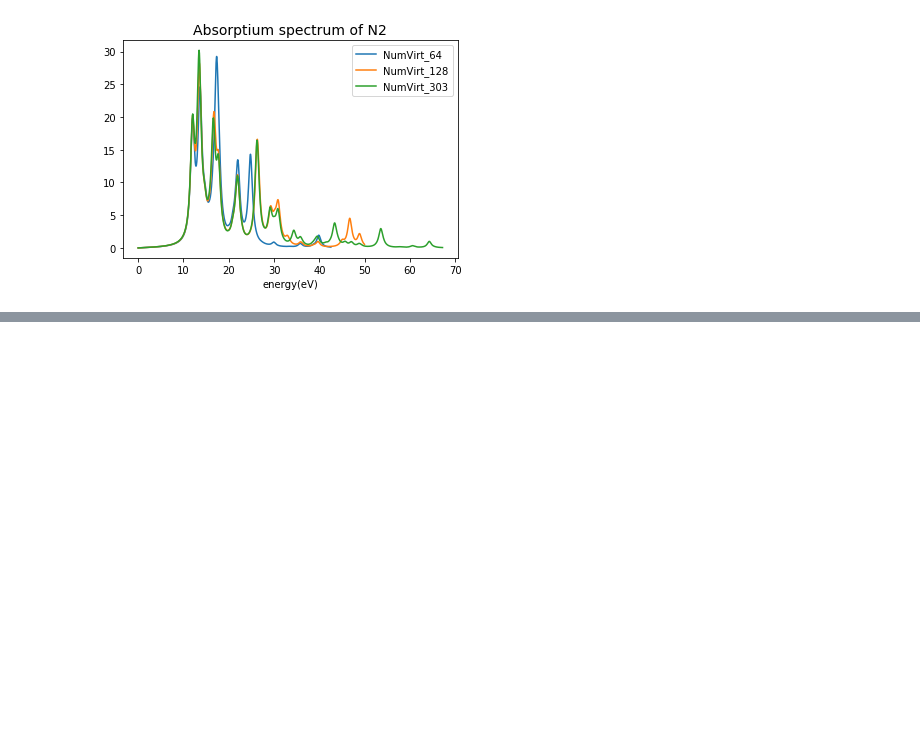
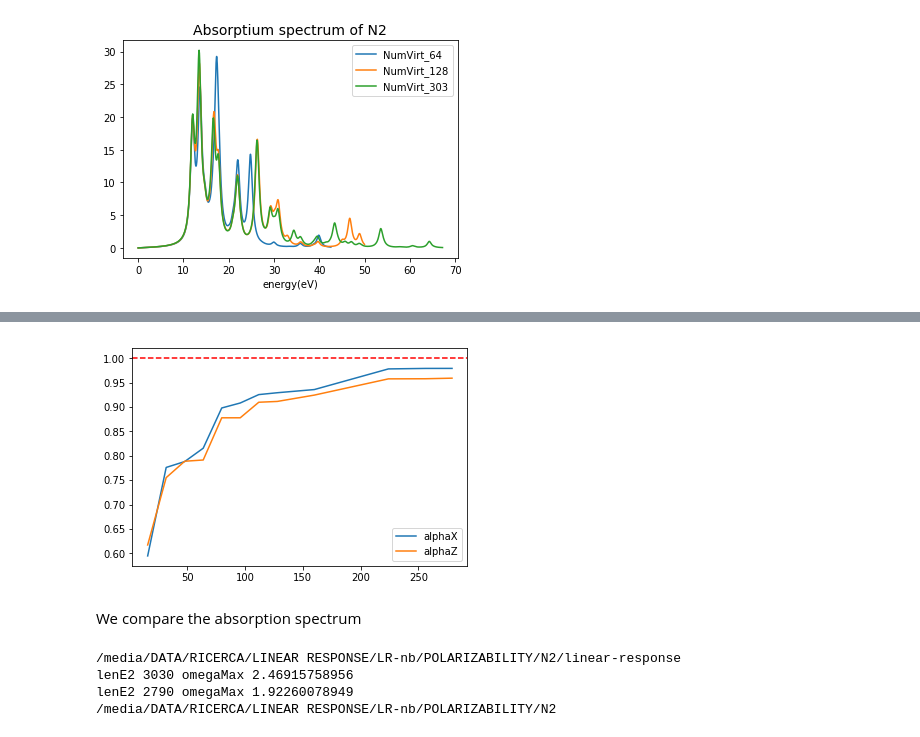
Before and after one commit to luigigenovese/KPM-nb, a Jupyter notebook: POLARIZABILITY/N2/Linear_Response_Dynamical_Polarizability.ipynb, the cells around one changed output, grey strips where cells are left out. Drawn from its saved outputs; the diff is of its cells as text; code cells hidden in the pictures; blank space fills up the shorter version.

```diff
--- a/POLARIZABILITY/N2/Linear_Response_Dynamical_Polarizability.ipynb
+++ b/POLARIZABILITY/N2/Linear_Response_Dynamical_Polarizability.ipynb
@@ -207,0 +224,24 @@ plt.show()
+# %%
+virtMax_rmult9 = 279
+# %%
+alphaX = []
+alphaY = []
+alphaZ = []
+virt = [16, 32, 48, 64, 80, 96, 112, 128, 160, 224, 256, virtMax_rmult9]
+for nind,nval in enumerate(virt):
+    C_ext,dipoles_ext=R.extract_subset([5],[virtMax_rmult9],C,dipoles,[nval])
+    E2,C_E2=np.linalg.eigh(C_ext)
+    sumx = 0.0
+    sumy = 0.0
+    sumz = 0.0
+    for i,e in enumerate(E2):
+        a = np.dot(C_E2.T[i],dipoles_ext)
+        sumx+=2.0*a[0]*a[0]/e
+        sumy+=2.0*a[1]*a[1]/e
+        sumz+=2.0*a[2]*a[2]/e
+    alphaX.append(sumx)
+    alphaY.append(sumy)
+    alphaZ.append(sumz)
+print alphaX
+#print alphaY #to check if it equal to alphaX, ok!
+print alphaZ
@@ -207,0 +252,49 @@ plt.show()
+# %%
+alphaX_ref = 10.87
+alphaZ_ref = 15.736
+# %%
+alphaX_norm = [i/alphaX_ref for i in alphaX]
+alphaZ_norm = [i/alphaZ_ref for i in alphaZ]
+# %%
+%matplotlib inline
+plt.plot(virt,alphaX_norm,label='alphaX')
+plt.axhline(y=1.0, color='r', linestyle='--')
+plt.plot(virt,alphaZ_norm,label='alphaZ')
+plt.legend()
+plt.show()
+# %% [output]
+[figure, added]
+# %% [markdown]
+We compare the absorption spectrum
+# %%
+%cd $outputpath
+dpath = ['log/TDDFT-Results/transition_dipoles_303.txt','log/TDDFT-Results/transition_dipoles_rmult=9.0_279.txt']
+cpath = ['log/TDDFT-Results/coupling_matrix_303.txt','log/TDDFT-Results/coupling_matrix_rmult=9.0_279.txt']
+npoint = 1000
+eta = 1.0e-2
+omega = []
+A = []
+
+for ii in range(len(dpath)):
+    dipoles = np.loadtxt(dpath[ii])
+    C = np.loadtxt(cpath[ii])
+    E2,C_E2=np.linalg.eigh(C)
+    omegaMax = np.sqrt(E2[-1])
+    print 'lenE2', len(E2), 'omegaMax', omegaMax
+    omega.append(np.linspace(0.0,omegaMax,npoint))
+    A_nVirt = np.zeros(npoint, dtype=complex)
+    fE = []
+    for i in range(len(E2)):
+        fE.append(np.dot(C_E2.T[i],dipoles[:,2]))
+    for ind,o in enumerate(omega[ii]):
+        s = 0.0
+        for i,e in enumerate(E2):
+            s+=fE[i]**2/(complex(o,2*eta)**2-e)
+        A_nVirt[ind] = s
+    A.append(-np.imag(A_nVirt))
+%cd ..
+# %% [output]
+/media/DATA/RICERCA/LINEAR RESPONSE/LR-nb/POLARIZABILITY/N2/linear-response
+lenE2 3030 omegaMax 2.46915758956
+lenE2 2790 omegaMax 1.92260078949
+/media/DATA/RICERCA/LINEAR RESPONSE/LR-nb/POLARIZABILITY/N2
```
Also changed, not shown: parts of 17 cells of this notebook, 18 other files.
